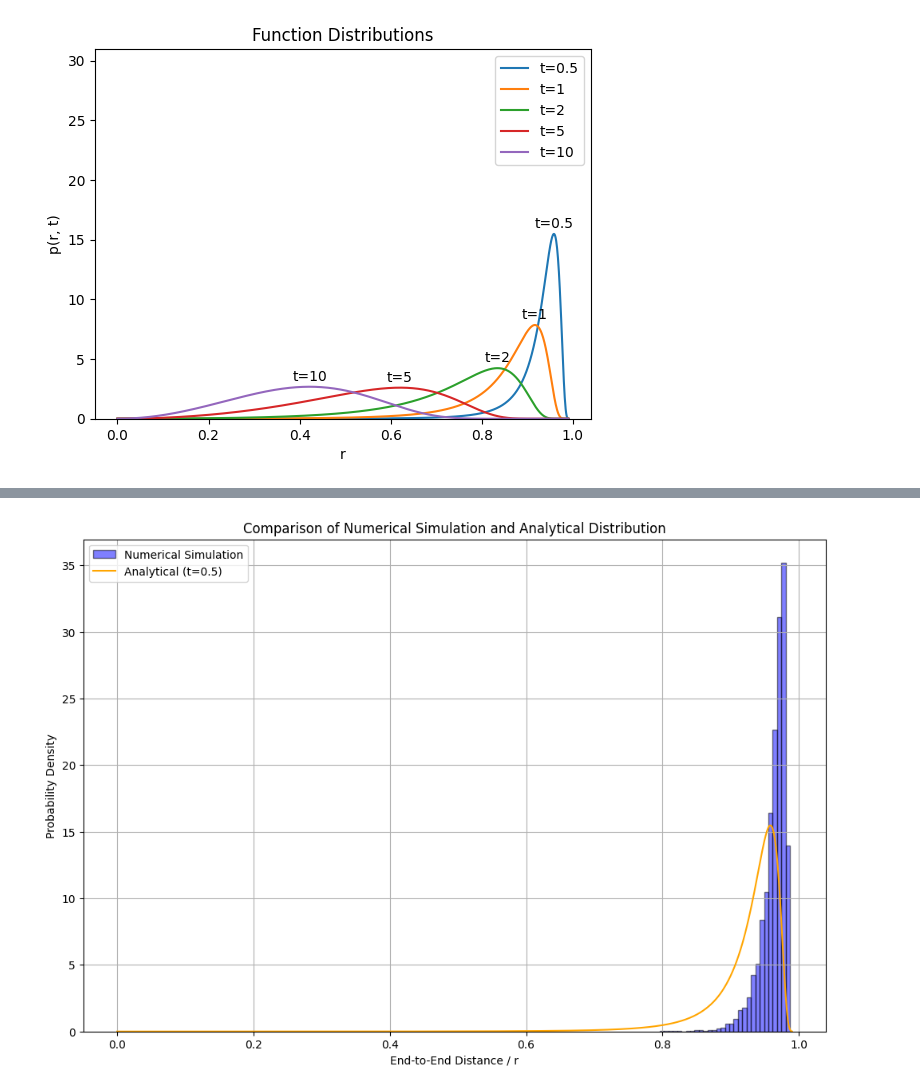
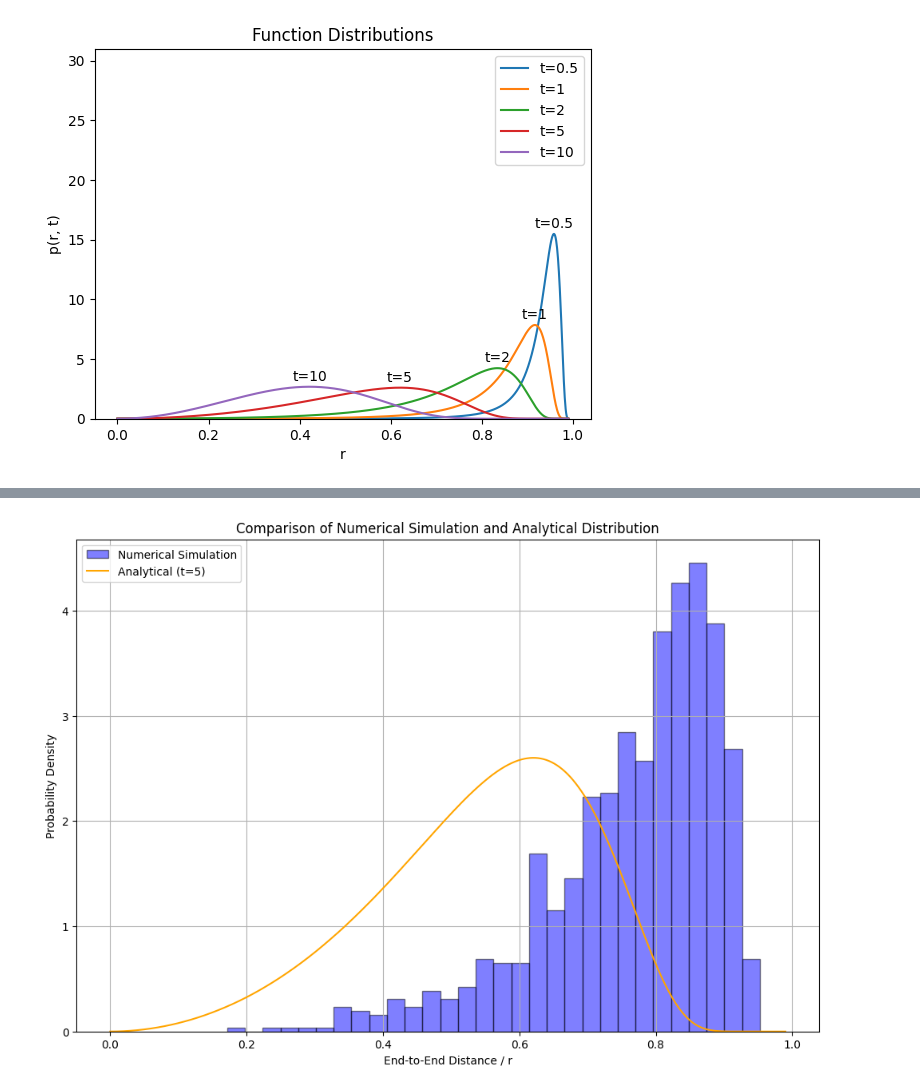
Before and after one commit to B-hub-hue/Python.exam_polymer, a Jupyter notebook: Python_exam_py.ipynb, the cells around one changed output, grey strips where cells are left out. Saved outputs shown, nothing was run; the diff lists cells and outputs as text; code cells hidden in the pictures.

```diff
--- a/Python_exam_py.ipynb
+++ b/Python_exam_py.ipynb
@@ -50,9 +50,9 @@ delta_theta = 0.102
 def custom_gaussian_theta(delta_theta):
     #"""Sample from the custom Gaussian distribution for theta."""
     return np.random.normal(0, delta_theta)
-def p(theta):
+#def p(theta):
 
-      return theta*np.exp(-theta**2/(2*delta_theta**2))
+      #return theta*np.exp(-theta**2/(2*delta_theta**2))
 
 def rodrigues_rotation(v, k, theta, phi):
     k = k / np.linalg.norm(k)  # Ensure k is a unit vector
@@ -66,8 +66,8 @@ def end_to_end_distance(positions):
     return np.linalg.norm(positions[-1] - positions[0])
 
     # Calculate the end-to-end distance
-    end_position = np.array([delta_x, delta_y, delta_z])
-    return np.linalg.norm(end_position)
+   # end_position = np.array([delta_x, delta_y, delta_z])
+   # return np.linalg.norm(end_position)
 
 
 # Parameters
@@ -75,7 +75,7 @@ num_segments = 1000
 num_trials = 1000  # Number of trials to gather distances
 
 persistence_lengths = np.array([300, 150, 75, 30, 15])  # Array of persistence lengths
-axis_of_rotation = np.array([1, 1, 1])  # Rotate around z-axis
+#axis_of_rotation = np.array([1, 1, 1])  # Rotate around z-axis
 
 # Store distances for each persistence length
 distances_dict = {length: [] for length in persistence_lengths}
@@ -126,9 +126,9 @@ import matplotlib.pyplot as plt
 def custom_gaussian_theta(delta_theta):
     #"""Sample from the custom Gaussian distribution for theta."""
     return np.random.normal(0, delta_theta)
-def p(theta):
+#def p(theta):
 
-      return theta*np.exp(-theta**2/(2*delta_theta**2))
+      #return theta*np.exp(-theta**2/(2*delta_theta**2))
 
 def rodrigues_rotation(v, k, theta, phi):
     k = k / np.linalg.norm(k)  # Ensure k is a unit vector
@@ -142,15 +142,15 @@ def end_to_end_distance(positions):
     return np.linalg.norm(positions[-1] - positions[0])
 
     # Calculate the end-to-end distance
-    end_position = np.array([delta_x, delta_y, delta_z])
-    return np.linalg.norm(end_position)
+    #end_position = np.array([delta_x, delta_y, delta_z])
+    #return np.linalg.norm(end_position)
 
 
 # Parameters for Numerical Simulation
 num_segments = 100  # Number of segments in the polymer chain
-num_trials = 10000   # Number of trials to gather distances
-persistence_length = 300  # Persistence length
-axis_of_rotation = np.array([1, 1, 1])  # Rotate around z-axis
+num_trials = 1000   # Number of trials to gather distances
+persistence_length = 30  # Persistence length
+#axis_of_rotation = np.array([1, 1, 1])  # Rotate around z-axis
 # Store distances for the numerical simulation
 distances = []
 
@@ -177,34 +177,34 @@ for _ in range(num_trials):
     distances.append(distance)
 
 #....... Prepare data for Analytical Distribution .......
-def P(r = np.linspace(0, 0.99, 1000), t = 0.5):
+def P(r = np.linspace(0, 0.99, 1000), t = 5):
     """Analytical solution for the probability distribution of end-to-end distance for worm-like chains."""
     a = 0.75 * t
     C = 1 / ((np.pi**3 / 2) * (np.exp(-a)) * (a**(-3/2)) * ((1 + 3 * a**-1) + (15 / 4) * (a**-2)))
     prob = 4 * C * np.pi * (r**2 / (1 - r**2)**(9/2)) * np.exp((-3 * t / 4) * (1 / (1 - r**2)))
     prob /= np.trapz(prob, r)  # Normalize using trapezoidal integration
     return prob
 
 # Range of r values for analytical function
 r = np.linspace(0, 0.99, 1000)
-t = 0.5
+t = 5
 t_value = t  # Let's take t = 10 for the analytical distribution
 analytical_result = P(r, t_value)
 
 # Plotting both distributions
 plt.figure(figsize=(12, 8))
 
 # Plot numerical simulation results
 plt.hist(distances, bins=30, density=True, alpha=0.5, color='blue', edgecolor='black', label='Numerical Simulation')
 
 # Plot analytical result
 plt.plot(r, analytical_result, color='orange', label=f'Analytical (t={t_value})')
 
 plt.xlabel('End-to-End Distance / r')
 plt.ylabel('Probability Density')
 plt.title('Comparison of Numerical Simulation and Analytical Distribution')
 plt.legend()
 plt.grid(True)
 plt.show()
 # %% [output]
-[figure, old version]
+[figure, new version]
```
Also changed, not shown: parts of 1 cell of this notebook.
